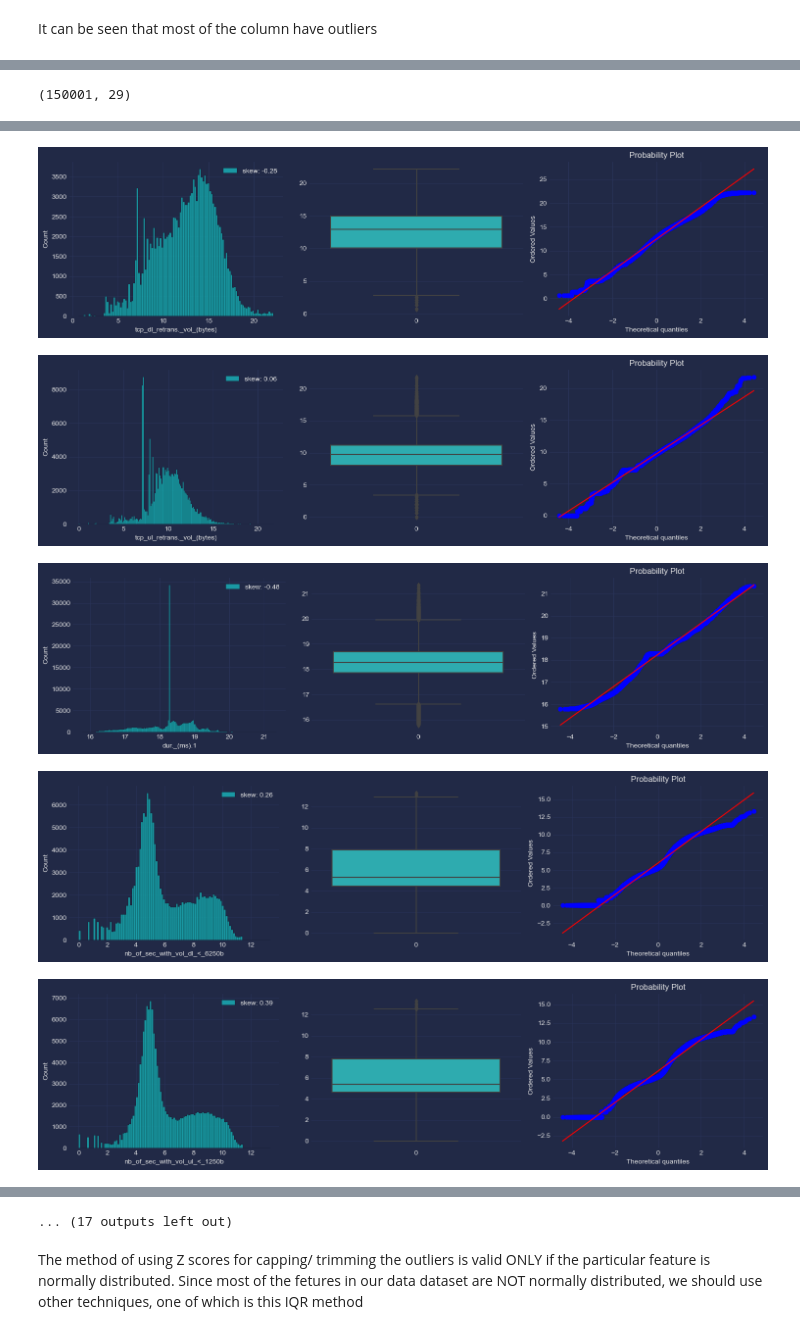
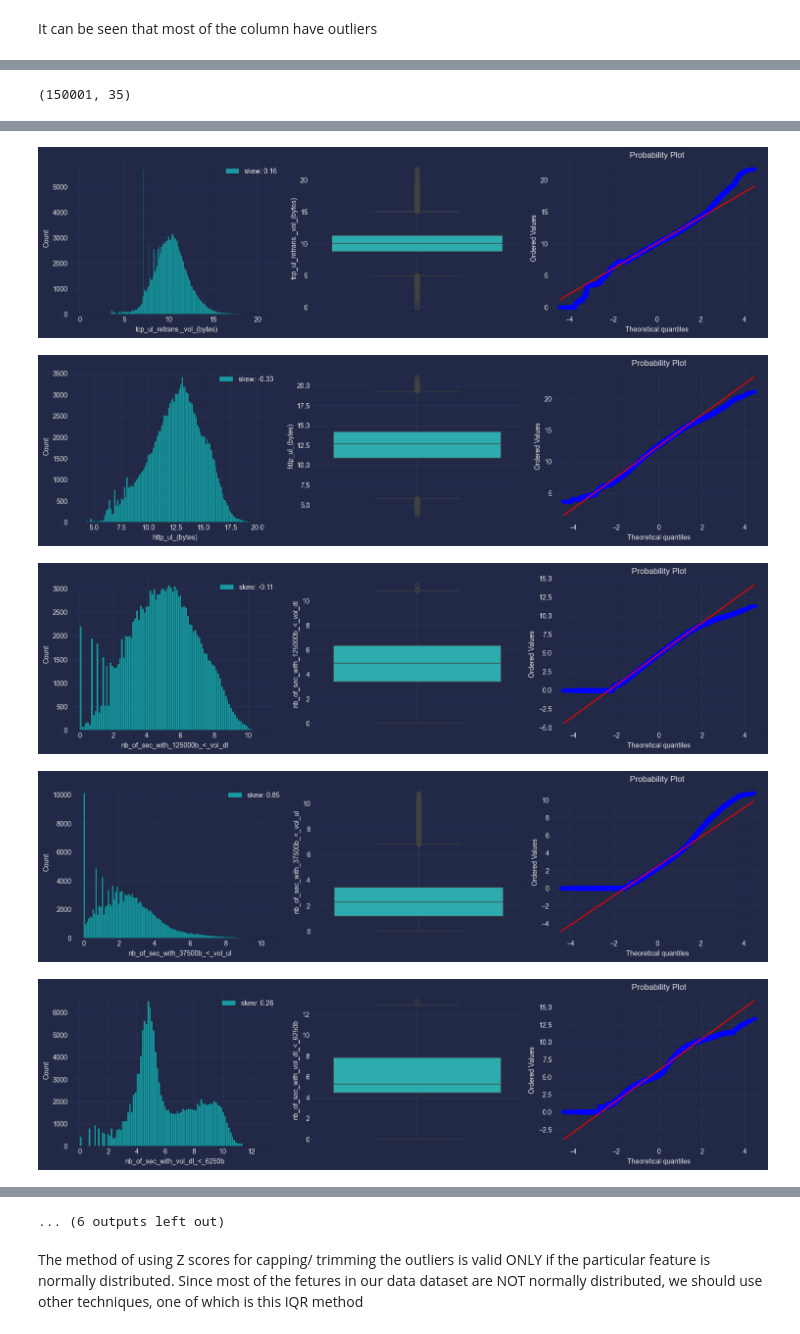
Before and after one commit to eyaya/User-Analytics-in-the-Telecom-Industry, a Jupyter notebook: notebooks/outlier.ipynb, the cells around one changed output, grey strips where cells are left out. Drawn from its saved outputs; the diff is of its cells as text; code cells hidden in the pictures.

```diff
--- a/notebooks/outlier.ipynb
+++ b/notebooks/outlier.ipynb
@@ -31,6 +31,7 @@ df_clean = pd.read_csv('../data/cleaned_data.csv')
 # slecting the numeric and categorical columns for outlier detection
 numeric_columns = df_clean.select_dtypes(include=np.number).columns
 categorical_columns = df_clean.select_dtypes(include='object').columns
+dlist = ['bearer_id', 'start_ms', 'end_ms', 'imsi', 'msisdn/number', 'imei']
 numeric_columns = [el for el in numeric_columns if el not in dlist]
 # %%
 # Relating the columns with their description for plot title
@@ -159,10 +160,11 @@ df_outlier = df_clean[columns_with_outliers]
 # %%
 df_outlier.shape
 # %% [output]
-(150001, 29)
+(150001, 35)
 # %%
 #sns.set_style('dark')
-for col in columns_with_outliers:
+for i in range(0,len(columns_with_outliers),2):
+    col = columns_with_outliers[i]
     plt.figure(figsize=(15,4))
     plt.subplot(131)
     sns.histplot(df_outlier[col], label="skew: " + str(np.round(df_outlier[col].skew(),2)))
@@ -178,5 +180,5 @@ for col in columns_with_outliers:
-[figure, old version]
+[figure, new version]
-[figure, old version]
+[figure, new version]
-[figure, old version]
+[figure, new version]
-[figure, old version]
+[figure, new version]
-[figure, old version]
+[figure, new version]
@@ -189,4 +191,4 @@ for col in columns_with_outliers:
-... (17 outputs left out)
+... (6 outputs left out)
 # %% [markdown]
 The method of using Z scores for capping/ trimming the outliers is valid ONLY if the particular feature is normally distributed. Since most of the fetures in our data dataset are NOT normally distributed, we should use other techniques, one of which is this IQR method
 # %%
```
Also changed, not shown: parts of 8 cells of this notebook, 6 other files.
